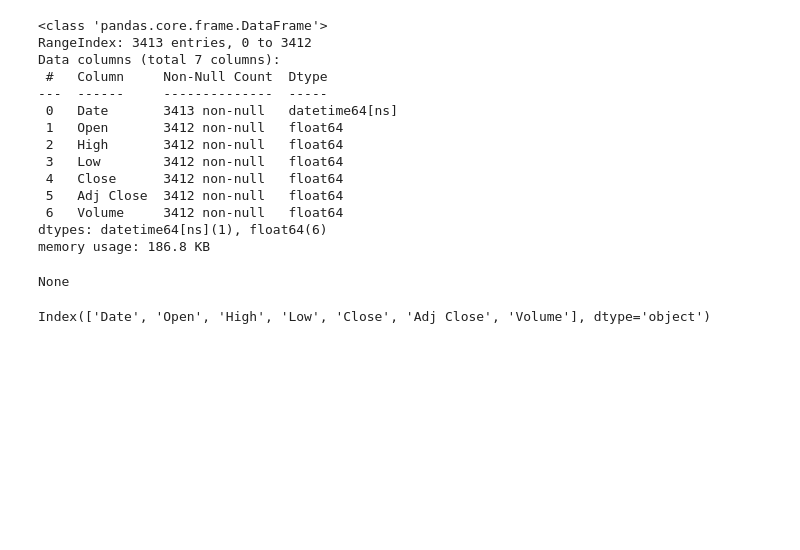
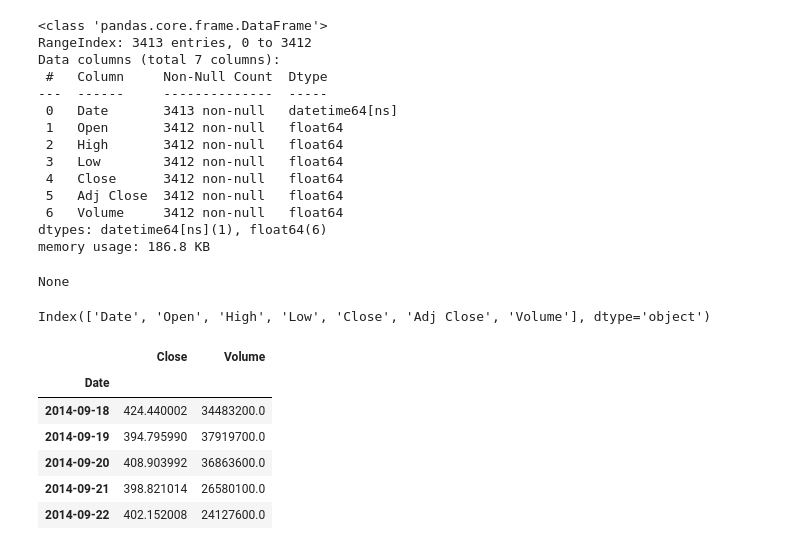
Before and after one commit to StalkerData/Ciencia_de_Datos, a Jupyter notebook: cripto_analisis/notebooks/analisis_exploratorio.ipynb, the cells around one changed output. Drawn from its saved outputs; the diff is of its cells as text; code cells hidden in the pictures; blank space fills up the shorter version.

```diff
--- a/cripto_analisis/notebooks/analisis_exploratorio.ipynb
+++ b/cripto_analisis/notebooks/analisis_exploratorio.ipynb
@@ -81,3 +81,16 @@ df = df.fillna(df.mean())
 df.columns
 # %% [output]
 Index(['Date', 'Open', 'High', 'Low', 'Close', 'Adj Close', 'Volume'], dtype='object')
+# %%
+
+df=df[['Date','Close','Volume']]
+df.set_index('Date',inplace=True)
+df.head()
+# %% [output]
+|  | Close | Volume |
+| Date |  |  |
+| 2014-09-18 | 424.440002 | 34483200.0 |
+| 2014-09-19 | 394.795990 | 37919700.0 |
+| 2014-09-20 | 408.903992 | 36863600.0 |
+| 2014-09-21 | 398.821014 | 26580100.0 |
+| 2014-09-22 | 402.152008 | 24127600.0 |
```
Also changed, not shown: parts of 6 cells of this notebook.
